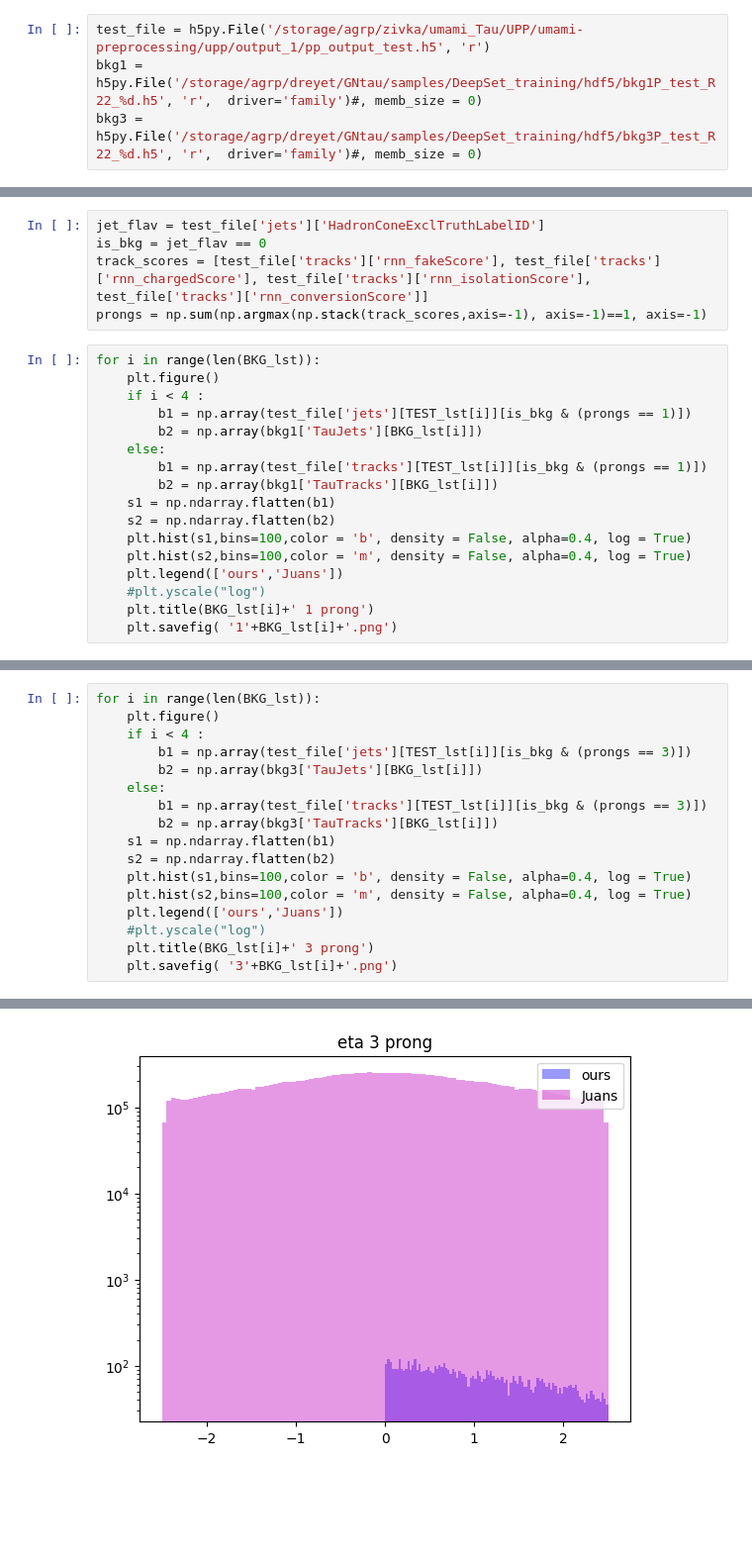
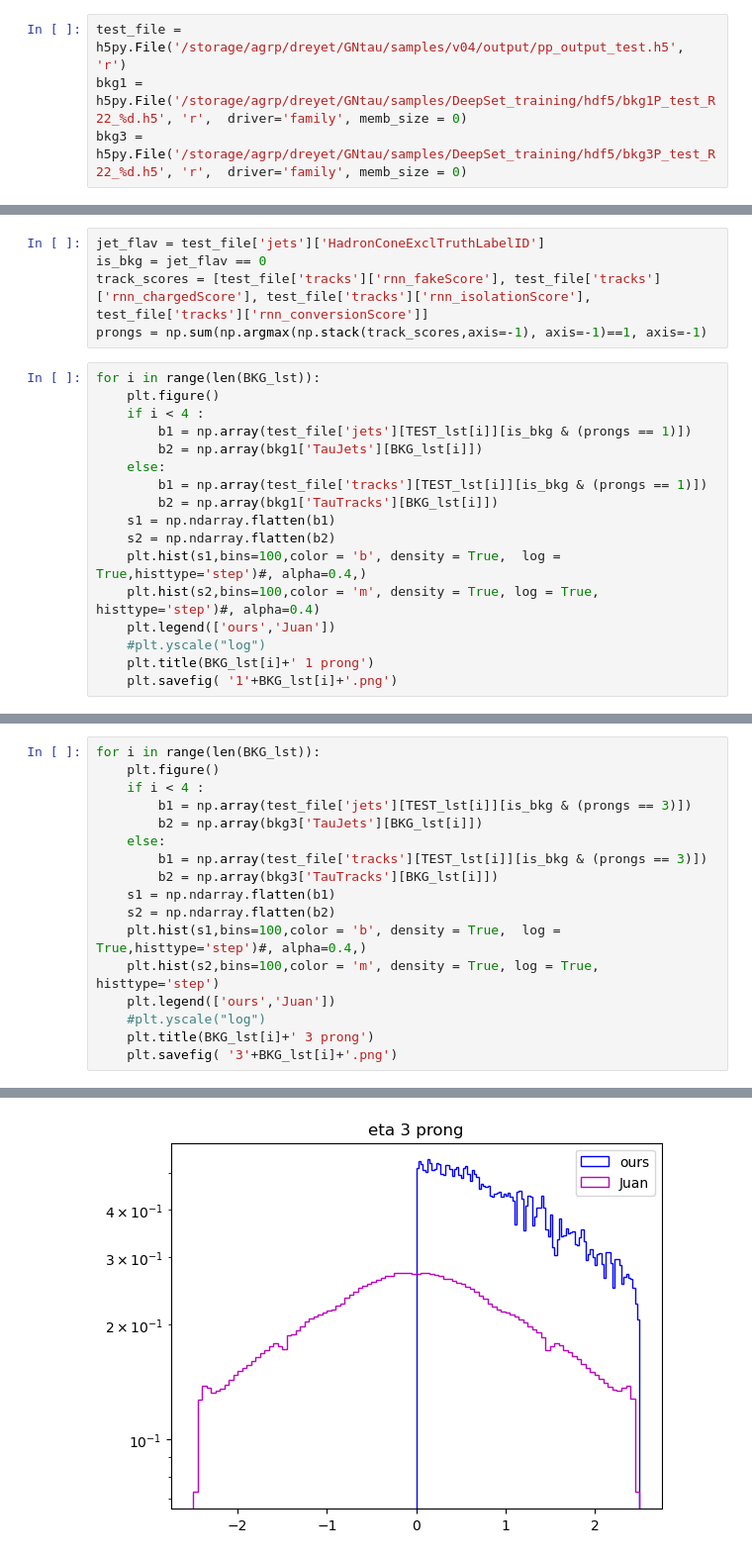
Before and after one commit to etiennedreyer/GNtau, a Jupyter notebook: notebooks/compare_ntuples.ipynb, the cells around one changed output, grey strips where cells are left out. Shown: that part at 99% size. Saved outputs shown, nothing was run; the diff lists cells and outputs as text; blank space fills up the shorter version.

```diff
--- a/notebooks/compare_ntuples.ipynb
+++ b/notebooks/compare_ntuples.ipynb
@@ -3,9 +3,9 @@ import h5py
 import numpy as np
 import matplotlib.pyplot as plt
 # %%
-test_file = h5py.File('/storage/agrp/zivka/umami_Tau/UPP/umami-preprocessing/upp/output_1/pp_output_test.h5', 'r')
-bkg1 = h5py.File('/storage/agrp/dreyet/GNtau/samples/DeepSet_training/hdf5/bkg1P_test_R22_%d.h5', 'r',  driver='family')#, memb_size = 0)
-bkg3 = h5py.File('/storage/agrp/dreyet/GNtau/samples/DeepSet_training/hdf5/bkg3P_test_R22_%d.h5', 'r',  driver='family')#, memb_size = 0)
+test_file = h5py.File('/storage/agrp/dreyet/GNtau/samples/v04/output/pp_output_test.h5', 'r')
+bkg1 = h5py.File('/storage/agrp/dreyet/GNtau/samples/DeepSet_training/hdf5/bkg1P_test_R22_%d.h5', 'r',  driver='family', memb_size = 0)
+bkg3 = h5py.File('/storage/agrp/dreyet/GNtau/samples/DeepSet_training/hdf5/bkg3P_test_R22_%d.h5', 'r',  driver='family', memb_size = 0)
 # %%
 test_file['tracks'][0].dtype
 # %% [output]
@@ -45,9 +45,9 @@ for i in range(len(BKG_lst)):
         b2 = np.array(bkg1['TauTracks'][BKG_lst[i]])
     s1 = np.ndarray.flatten(b1)
     s2 = np.ndarray.flatten(b2)
-    plt.hist(s1,bins=100,color = 'b', density = False, alpha=0.4, log = True)
-    plt.hist(s2,bins=100,color = 'm', density = False, alpha=0.4, log = True)
-    plt.legend(['ours','Juans'])
+    plt.hist(s1,bins=100,color = 'b', density = True,  log = True,histtype='step')#, alpha=0.4,)
+    plt.hist(s2,bins=100,color = 'm', density = True, log = True, histtype='step')#, alpha=0.4)
+    plt.legend(['ours','Juan'])
     #plt.yscale("log")
     plt.title(BKG_lst[i]+' 1 prong')
     plt.savefig( '1'+BKG_lst[i]+'.png')
@@ -71,9 +71,9 @@ for i in range(len(BKG_lst)):
         b2 = np.array(bkg3['TauTracks'][BKG_lst[i]])
     s1 = np.ndarray.flatten(b1)
     s2 = np.ndarray.flatten(b2)
-    plt.hist(s1,bins=100,color = 'b', density = False, alpha=0.4, log = True)
-    plt.hist(s2,bins=100,color = 'm', density = False, alpha=0.4, log = True)
-    plt.legend(['ours','Juans'])
+    plt.hist(s1,bins=100,color = 'b', density = True,  log = True,histtype='step')#, alpha=0.4,)
+    plt.hist(s2,bins=100,color = 'm', density = True, log = True, histtype='step')
+    plt.legend(['ours','Juan'])
     #plt.yscale("log")
     plt.title(BKG_lst[i]+' 3 prong')
     plt.savefig( '3'+BKG_lst[i]+'.png')
@@ -83 +83 @@ for i in range(len(BKG_lst)):
-[figure, old version]
+[figure, new version]
```
Also changed, not shown: parts of 2 cells of this notebook, 10 other files.
